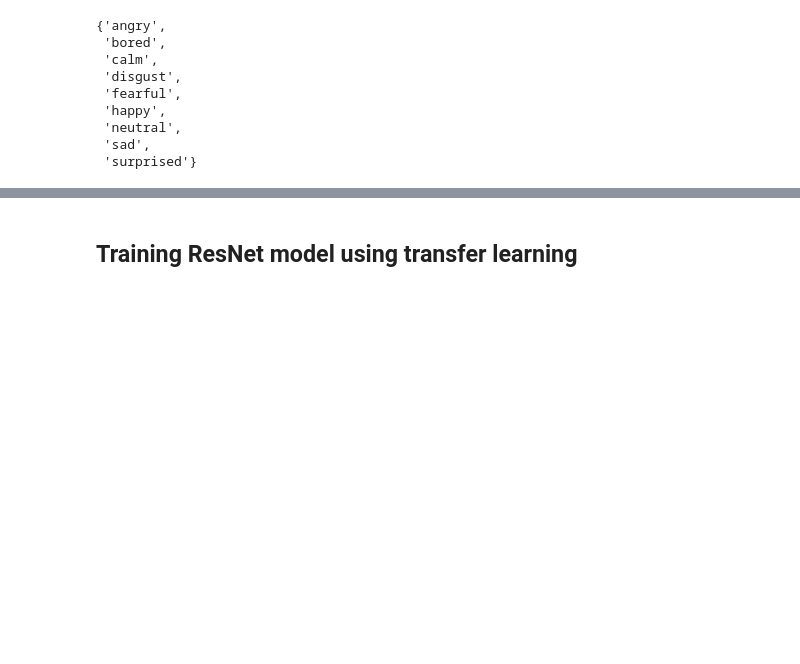
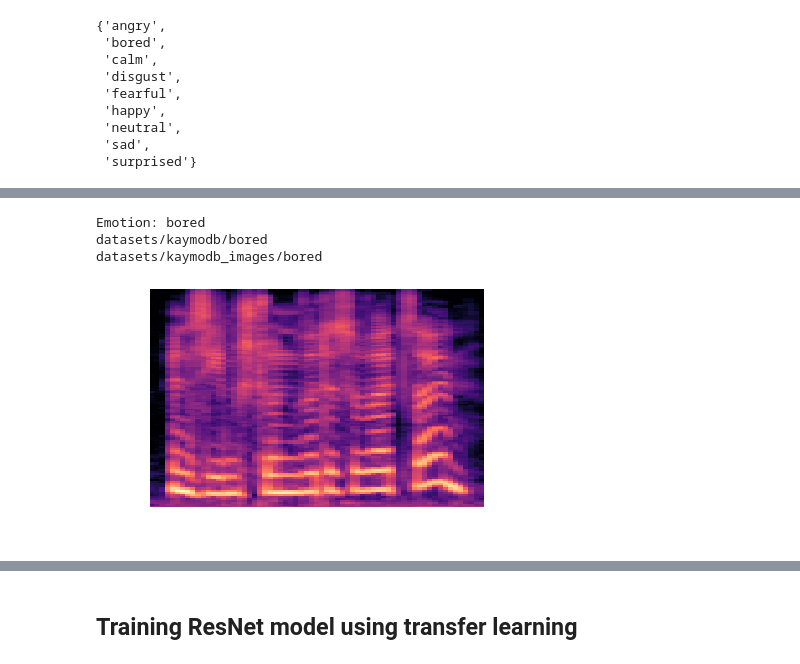
Before and after one commit to AmrMKayid/KayMo, a Jupyter notebook: KayMo.ipynb, the cells around one changed output, grey strips where cells are left out. Saved outputs shown, nothing was run; the diff lists cells and outputs as text; code cells hidden in the pictures; blank space fills up the shorter version.

```diff
--- a/KayMo.ipynb
+++ b/KayMo.ipynb
@@ -108,0 +657,14 @@ for emotion in emotions:
+# %%
+emotion = emotions[1]
+print('\nEmotion: ' + emotion)
+pathAudioEmotion = Path(pathAudio+emotion)
+pathImageEmotion = Path(pathImage+emotion)
+print(pathAudioEmotion)
+print(pathImageEmotion)
+print('\n\n')
+audio_to_spectrogram(pathAudioEmotion, pathImageEmotion)
+# %% [output]
+Emotion: bored
+datasets/kaymodb/bored
+datasets/kaymodb_images/bored
+[figure, added]
```
Also changed, not shown: parts of 102 cells of this notebook, 6 other files.
